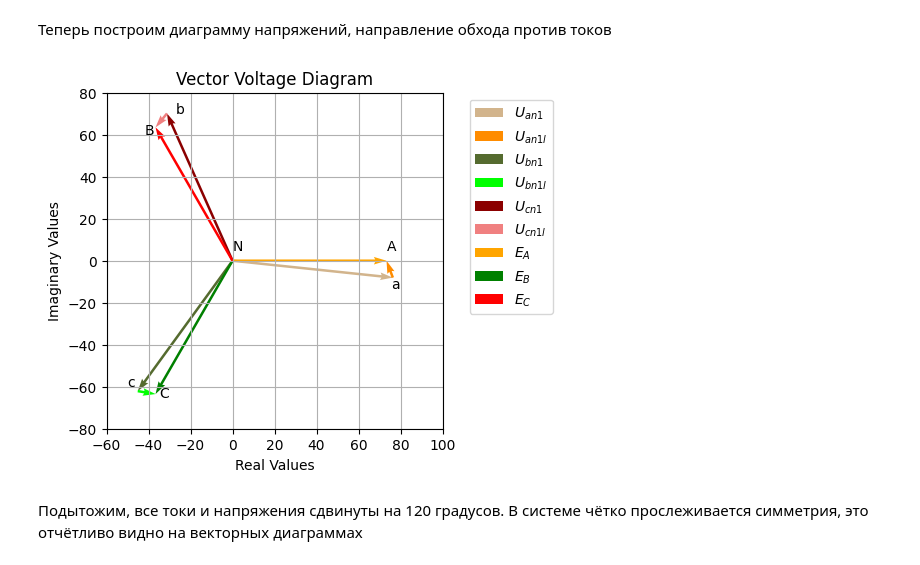
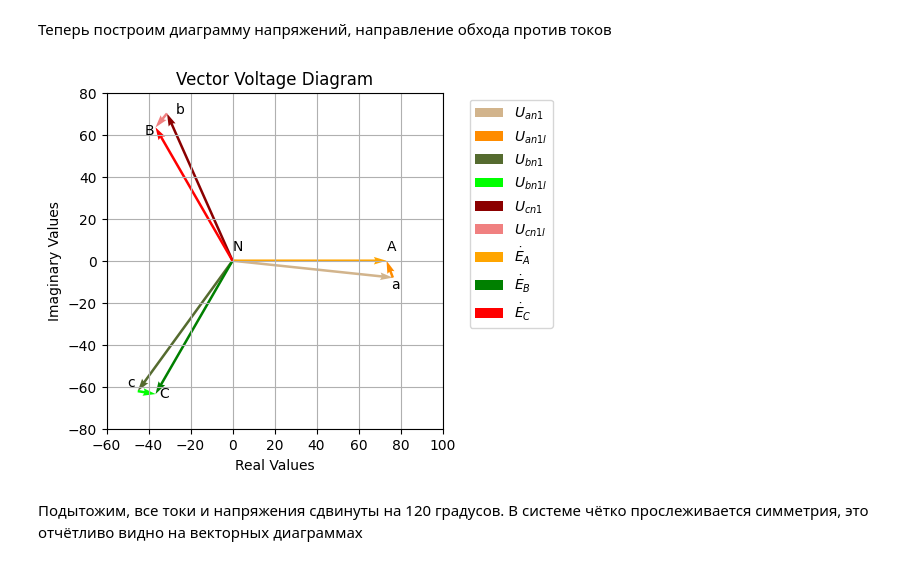
Before and after one commit to M007AX/Coursework-part-III-TBE, a Jupyter notebook: Курсовая_по_ТОЭ_3я_часть.ipynb, the cells around one changed output. Saved outputs shown, nothing was run; the diff lists cells and outputs as text; code cells hidden in the pictures.

```diff
--- a/Курсовая_по_ТОЭ_3я_часть.ipynb
+++ b/Курсовая_по_ТОЭ_3я_часть.ipynb
@@ -556,37 +612,37 @@ plt.grid()
 
 plt.title("Vector Voltage Diagram")
 plt.xlabel("Real Values")
 plt.ylabel("Imaginary Values")
 
 plt.xlim(-60, 100)
 plt.ylim(-80, 80)
 
 plt.quiver(0, 0, abs(EA) *np.cos(EA_angle), abs(EA) *np.sin(EA_angle), angles='xy', scale_units='xy', scale=1,
            color='orange',
-           label='$E_A$')
+           label='$\dot{E}_A$')
 plt.quiver(0, 0, abs(EB) *np.cos(EB_angle), abs(EB) *np.sin(EB_angle), angles='xy', scale_units='xy', scale=1,
            color='green',
-           label='$E_B$')
+           label='$\dot{E}_B$')
 plt.quiver(0, 0, abs(EC) *np.cos(EC_angle), abs(EC) *np.sin(EC_angle), angles='xy', scale_units='xy', scale=1,
            color='red',
-           label='$E_C$')
+           label='$\dot{E}_C$')
 
 plt.text(0, 5, "N")
 plt.text(abs(EA), 5, "A")
 plt.text(abs(EA)+2, -13, "a")
 
 
 plt.text(-27, 70, "b")
 plt.text(-42, 60, "B")
 
 plt.text(-35, -65, "C")
 plt.text(-50, -60, "c")
 
 plt.legend(bbox_to_anchor=(1.06, 1), loc='upper left')
 
 plt.subplots_adjust(left=0.15, right=0.95, top=0.85, bottom=0.15)
 # %% [output]
-[figure, old version]
+[figure, new version]
 # %% [markdown]
 Подытожим, все токи и напряжения сдвинуты на 120 градусов. В системе чётко прослеживается симметрия, это отчётливо видно на векторных диаграммах
 # %% [markdown]
```
Also changed, not shown: parts of 25 cells of this notebook.
